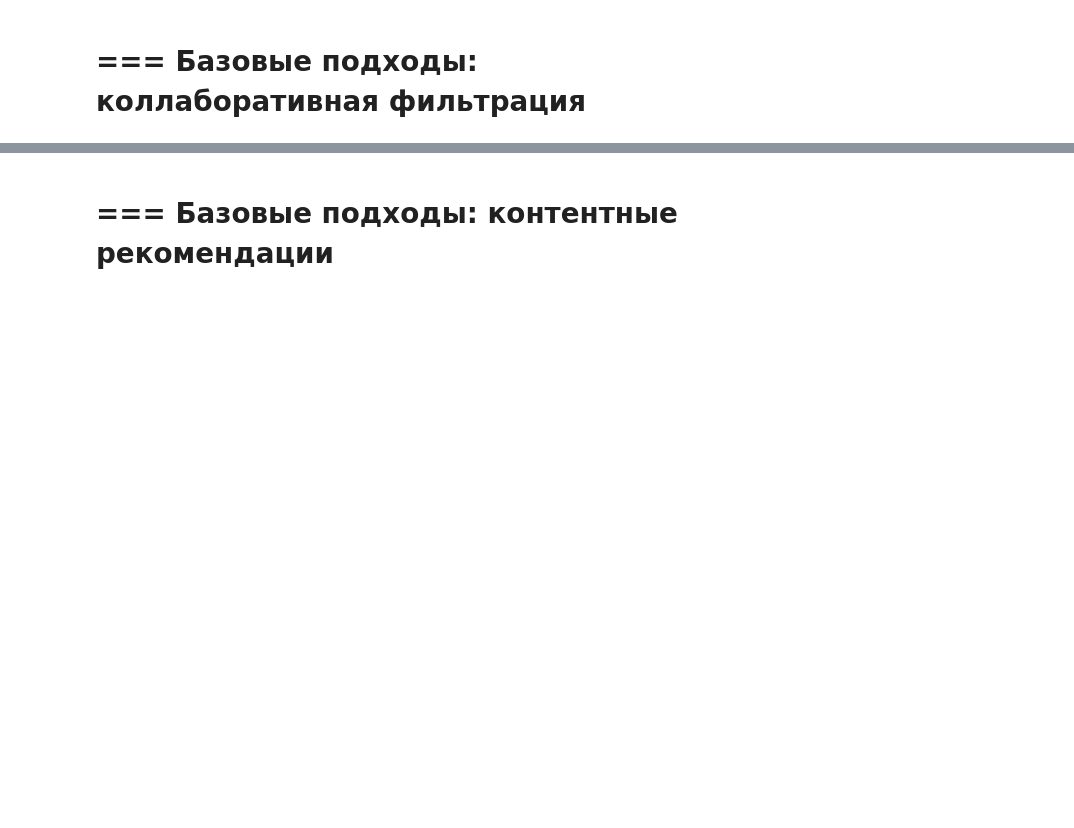
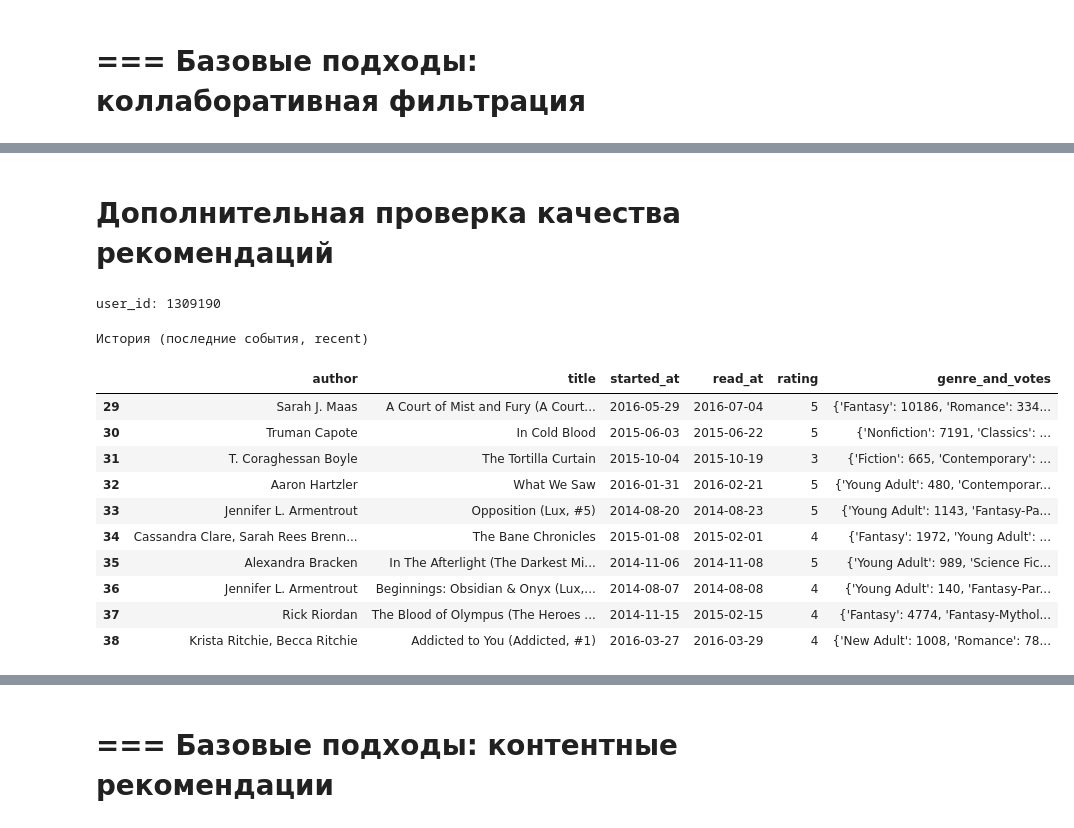
Before and after one commit to marsel171/mle-recsys-start, a Jupyter notebook: main_offline.ipynb, the cells around one changed output, grey strips where cells are left out. Drawn from its saved outputs; the diff is of its cells as text; code cells hidden in the pictures; blank space fills up the shorter version.

```diff
--- a/main_offline.ipynb
+++ b/main_offline.ipynb
@@ -272,0 +336,31 @@ print(f"Среднее покрытие пользователей: {cold_users_
+# %% [markdown]
+# Дополнительная проверка качества рекомендаций
+# %%
+# выберем произвольного пользователя из тренировочной выборки ("прошлого")
+user_id = events_train['user_id'].sample().iat[0]
+
+print(f"user_id: {user_id}")
+# %% [output]
+user_id: 1309190
+# %%
+print("История (последние события, recent)")
+user_history = (
+    events_train
+    .query("user_id == @user_id")
+    .merge(items.set_index("item_id")[["author", "title", "genre_and_votes"]], on="item_id")
+)
+user_history_to_print = user_history[["author", "title", "started_at", "read_at", "rating", "genre_and_votes"]].tail(10)
+display(user_history_to_print)
+# %% [output]
+История (последние события, recent)
+|  | author | title | started_at | read_at | rating | genre_and_votes |
+| 29 | Sarah J. Maas | A Court of Mist and Fury (A Court... | 2016-05-29 | 2016-07-04 | 5 | {'Fantasy': 10186, 'Romance': 334... |
+| 30 | Truman Capote | In Cold Blood | 2015-06-03 | 2015-06-22 | 5 | {'Nonfiction': 7191, 'Classics': ... |
+| 31 | T. Coraghessan Boyle | The Tortilla Curtain | 2015-10-04 | 2015-10-19 | 3 | {'Fiction': 665, 'Contemporary': ... |
+| 32 | Aaron Hartzler | What We Saw | 2016-01-31 | 2016-02-21 | 5 | {'Young Adult': 480, 'Contemporar... |
+| 33 | Jennifer L. Armentrout | Opposition (Lux, #5) | 2014-08-20 | 2014-08-23 | 5 | {'Young Adult': 1143, 'Fantasy-Pa... |
+| 34 | Cassandra Clare, Sarah Rees Brenn... | The Bane Chronicles | 2015-01-08 | 2015-02-01 | 4 | {'Fantasy': 1972, 'Young Adult': ... |
+| 35 | Alexandra Bracken | In The Afterlight (The Darkest Mi... | 2014-11-06 | 2014-11-08 | 5 | {'Young Adult': 989, 'Science Fic... |
+| 36 | Jennifer L. Armentrout | Beginnings: Obsidian & Onyx (Lux,... | 2014-08-07 | 2014-08-08 | 4 | {'Young Adult': 140, 'Fantasy-Par... |
+| 37 | Rick Riordan | The Blood of Olympus (The Heroes ... | 2014-11-15 | 2015-02-15 | 4 | {'Fantasy': 4774, 'Fantasy-Mythol... |
+| 38 | Krista Ritchie, Becca Ritchie | Addicted to You (Addicted, #1) | 2016-03-27 | 2016-03-29 | 4 | {'New Adult': 1008, 'Romance': 78... |
```
Also changed, not shown: parts of 69 cells of this notebook.
